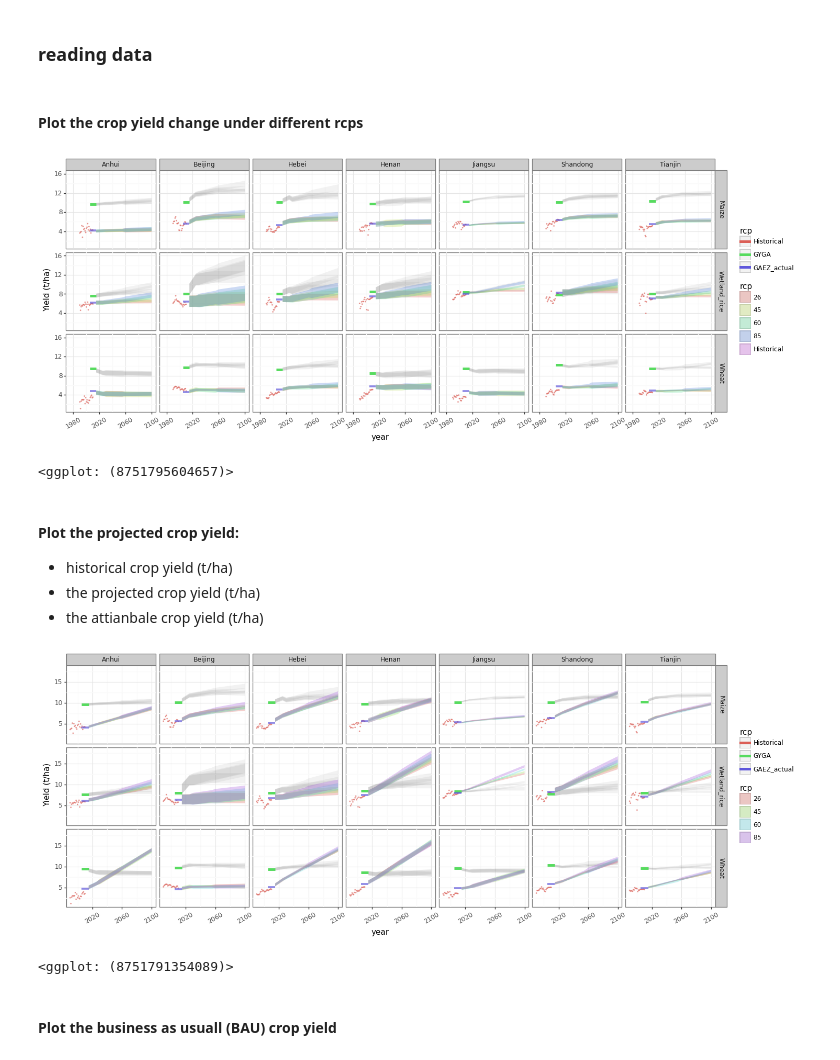
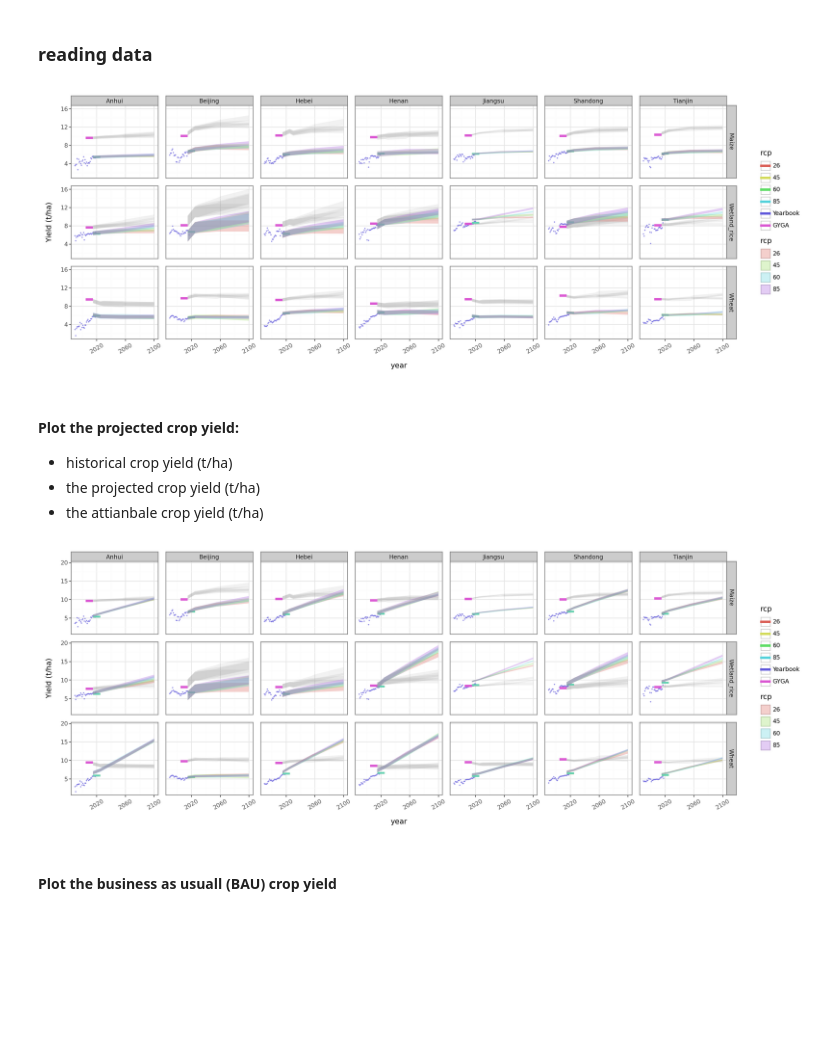
Before and after one commit to JinzhuWANG/Food_security_urban_GAEZ_Paper_3, a Jupyter notebook: Step_2_Sort_GAEZ_layers/06_compute_future_crop_production_under_different_RCPs_SSPs.ipynb, the cells around one changed output. Cells and saved outputs as stored; diff of their text form; code cells hidden in the pictures; blank space fills up the shorter version.

```diff
--- a/Step_2_Sort_GAEZ_layers/06_compute_future_crop_production_under_different_RCPs_SSPs.ipynb
+++ b/Step_2_Sort_GAEZ_layers/06_compute_future_crop_production_under_different_RCPs_SSPs.ipynb
@@ -68,8 +37,8 @@ NCP_provinces = ee.FeatureCollection("users/wangjinzhulala/North_China_Plain_Pyt
 # %% [markdown]
 ### reading data
 # %%
-# 1-1) 2010 cropland area (k ha)
-GAEZ_cropland_2010_corrected = pd.read_pickle('./result_csv/GAEZ_cropland_2010_corrected.pkl')
+# 1-1) 2020 cropland area (k ha)
+GAEZ_cropland_2020_corrected = pd.read_pickle('./result_csv/GAEZ_cropland_2020_corrected.pkl')
 
 # 1-2) cropland area after urban encroachment
 urban_encroach_img = pd.read_pickle('./result_csv/urban_encroach_img.pkl') >> rename(SSP='Scenario') >> mask(X.year >=2020)
@@ -84,8 +53,8 @@ future_harvested_area_df = pd.read_csv(f'./result_csv/future_harvested_area_df.c
 
 # 2) yearbook crop yield records (t/ha)
 crop_yield_history_1990_2020 = pd.read_csv('./result_csv/crop_yield_history_1975_2020.csv') >> mask(X.year>=1990)
-crop_yield_history_1990_2020_sutract_increase = pd.read_csv('./result_csv/crop_yield_history_1975_2020_sutract_increase.csv')\
-                         >> mask(X.year>=1990)
+# crop_yield_history_1990_2020_sutract_increase = pd.read_csv('./result_csv/crop_yield_history_1975_2020_sutract_increase.csv')\
+#                          >> mask(X.year>=1990)
 
 # 3-1) the GYGA attainable yield (t/ha) weighted by GAEZ rainfed/irrigated area
 GYGA_weighted_by_area_ratio = pd.read_csv('./result_csv/GYGA_weighted_by_area_ratio.csv')
@@ -94,21 +63,22 @@ GYGA_weighted_by_area_ratio = pd.read_csv('./result_csv/GYGA_weighted_by_area_ra
 GAEZ_attainable_t_ha_forced_with_GYGA = pd.read_pickle('./result_csv/GAEZ_attainable_t_ha_forced_with_GYGA.pkl')
 GAEZ_attainable_t_ha_forced_with_GYGA_weighted_mean_mul = pd.read_csv('./result_csv/GAEZ_attainable_t_ha_forced_with_GYGA_weighted_mean_mul.csv')\
                                 >> mask(X.year>=1990)
-GAEZ_attainable_t_ha_forced_with_GYGA_weighted_mean_mul['rcp'] = GAEZ_attainable_t_ha_forced_with_GYGA_weighted_mean_mul['rcp']\
-                                  .astype('str')
+GAEZ_attainable_t_ha_forced_with_GYGA_weighted_mean_mul['rcp'] = GAEZ_attainable_t_ha_forced_with_GYGA_weighted_mean_mul['rcp'].astype('category')
 
-# 3-3) the GAEZ_2010 actual yield (t/ha) imgs forced to agree with yearbook crop yield in 2010
+# 3-3) the GAEZ_2020 actual yield (t/ha) imgs forced to agree with yearbook crop yield in 2020
 GAEZ_actual_forced_with_Yearbook = pd.read_pickle('./result_csv/GAEZ_actual_forced_with_Yearbook.pkl')
 GAEZ_actual_forced_with_Yearbook_weighted_mean_for_plot = pd.read_csv('./result_csv/GAEZ_actual_forced_with_Yearbook_weighted_mean_for_plot.csv')
+GAEZ_actual_forced_with_Yearbook_weighted_mean_for_plot['rcp'] = GAEZ_actual_forced_with_Yearbook_weighted_mean_for_plot['rcp'].astype('category')
 
 # 3-4) the GAEZ_2010 actual yield (t/ha) imgs being projected to 2100 using the 3-3) as multiplier
 GAEZ_actual_yield_propogated = pd.read_pickle('./result_csv/GAEZ_actual_yield_propogated.pkl')
 GAEZ_actual_yield_propogated_area_weighted_mean_df = pd.read_csv('./result_csv/GAEZ_actual_yield_propogated_area_weighted_mean_df.csv')
+GAEZ_actual_yield_propogated_area_weighted_mean_df['rcp'] = GAEZ_actual_yield_propogated_area_weighted_mean_df['rcp'].astype('category')
 
 # 3-5) the 3-4) data (t/ha) being supplied with the trend in the yearbook recoreds and projected to 2100
 GAEZ_actual_link_Yearbook_trend = pd.read_pickle('./result_csv/GAEZ_actual_link_Yearbook_trend.pkl')
 GAEZ_actual_link_Yearbook_trend_area_weighted_mean_df = pd.read_csv('./result_csv/GAEZ_actual_link_Yearbook_trend_area_weighted_mean_df.csv')
-GAEZ_actual_link_Yearbook_trend_area_weighted_mean_df['rcp'] = GAEZ_actual_link_Yearbook_trend_area_weighted_mean_df['rcp'].astype('str')
+GAEZ_actual_link_Yearbook_trend_area_weighted_mean_df['rcp'] = GAEZ_actual_link_Yearbook_trend_area_weighted_mean_df['rcp'].astype('category')
 
 
 # 4) the crop yiled (t/ha) of scenario-1-BAU (Business As Usuall):
@@ -130,5 +100,3 @@ Scenario_BAU_yield_img_area_weighted_mean_df['Scenario'] = 'BAU'
 # # 6) merge two scenarios into one df
 # Secnario_imgs = pd.concat([Scenario_BAU_yield_img,Scanario_plateaued])
 # Scenario_df = pd.concat([Scenario_BAU_yield_img_area_weighted_mean_df,Scenario_plateaued_weighted_mean_df])
-# %% [markdown]
-#### Plot the crop yield change under different rcps
@@ -135,33 +111,32 @@ Scenario_BAU_yield_img_area_weighted_mean_df['Scenario'] = 'BAU'
 # %%
 # plot the yearbook/GAEZ/GYGA data
 plotnine.options.figure_size = (16, 6)
 plotnine.options.dpi = 100
 
 (ggplot() +
  # attainable yield
  geom_ribbon(GAEZ_attainable_t_ha_forced_with_GYGA_weighted_mean_mul,
        aes(x='year',ymax='top',ymin='bot',group='rcp'),alpha=0.1,fill='grey') +
  # yearbook records
- geom_point(crop_yield_history_1990_2020_sutract_increase,
+ geom_point(crop_yield_history_1990_2020,
        aes('year','Mean Production',color='rcp'),alpha=0.5,size=0.2) +
  # GYGA attainbale yield in 2010
  geom_line(GYGA_weighted_by_area_ratio,
            aes('year','Mean Production',color='rcp'),size=2) +
- # GAEZ actual yield in 2010
+ # GAEZ actual yield in 2020
  geom_line(GAEZ_actual_forced_with_Yearbook_weighted_mean_for_plot,
       aes('year','Mean Production',color='rcp'),size=1.5,alpha=0.7) +
  # crop yield increase with the trend in yearbook records
  geom_ribbon(GAEZ_actual_yield_propogated_area_weighted_mean_df,
       aes(x='year',ymax='top',ymin='bot',fill='rcp',group='rcp'),alpha=0.3) +
  facet_grid('crop~Province') +
  theme_bw() +
  theme(axis_text_x=element_text(rotation=30)) +
  scale_x_continuous(breaks=range(1980,2101,40)) +
  ylab('Yield (t/ha)')
 )
 # %% [output]
-[figure, old version]
+[figure, new version]
-<ggplot: (8751795604657)>
 # %% [markdown]
 #### Plot the projected crop yield:
 - historical crop yield (t/ha)
@@ -176,7 +151,7 @@ plotnine.options.dpi = 100
  # attainable yield
  geom_ribbon(GAEZ_attainable_t_ha_forced_with_GYGA_weighted_mean_mul, aes(x='year',ymax='top',ymin='bot',group='rcp'),alpha=0.1,fill='grey') +
  # yearbook records
- geom_point(crop_yield_history_1990_2020_sutract_increase, aes('year','Mean Production',color='rcp'),alpha=0.5,size=0.2) +
+ geom_point(crop_yield_history_1990_2020, aes('year','Mean Production',color='rcp'),alpha=0.5,size=0.2) +
  # GYGA attainbale yield in 2010
  geom_line(GYGA_weighted_by_area_ratio, aes('year','Mean Production',color='rcp'),size=2) +
  # GAEZ actual yield in 2010
@@ -190,8 +165,7 @@ plotnine.options.dpi = 100
  ylab('Yield (t/ha)')
 )
 # %% [output]
-[figure, old version]
+[figure, new version]
-<ggplot: (8751791354089)>
 # %% [markdown]
 #### Plot the business as usuall (BAU) crop yield
 # %%
```
Also changed, not shown: parts of 48 cells of this notebook, 3 other files.
